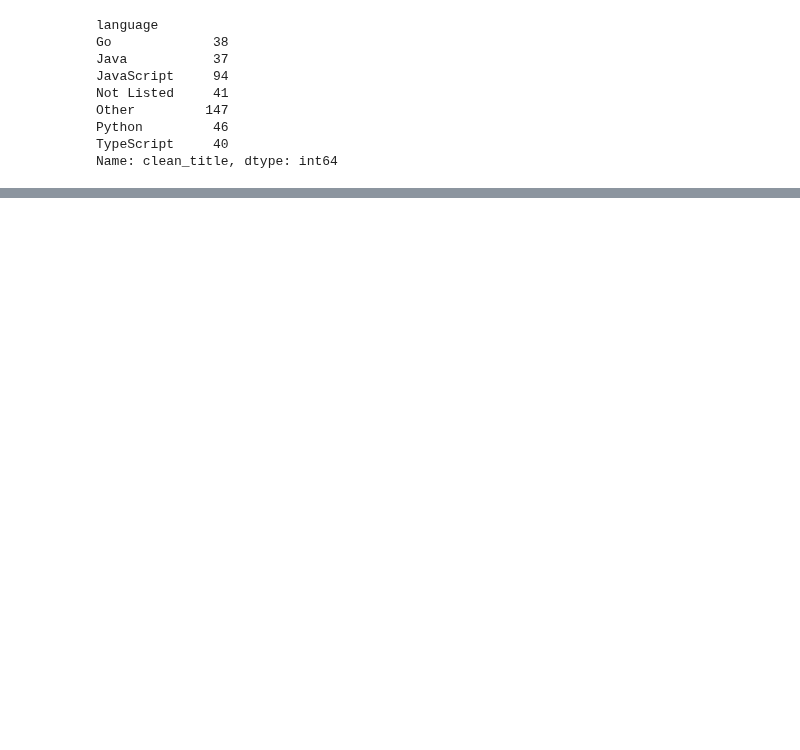
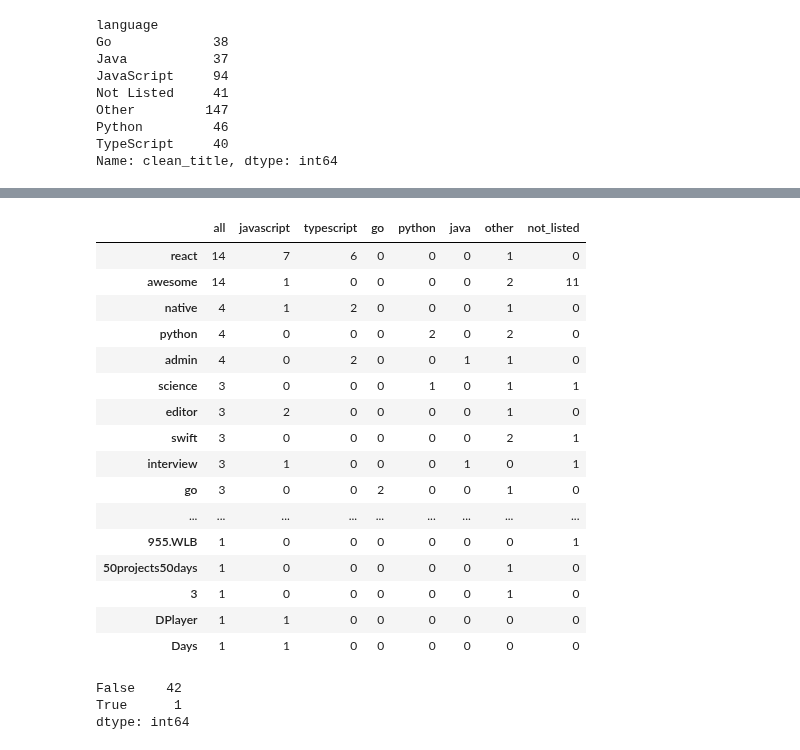
Before and after one commit to L-G-B-Team/nlp-project, a Jupyter notebook: Naomi_workbook.ipynb, the cells around one changed output, grey strips where cells are left out. Cells and saved outputs as stored; diff of their text form; code cells hidden in the pictures; blank space fills up the shorter version.

```diff
--- a/Naomi_workbook.ipynb
+++ b/Naomi_workbook.ipynb
@@ -424,0 +468,3 @@ pandas.core.frame.DataFrame
+# %%
+# replacing all hyphens with a space to separate words
+df.repo = df.repo.apply(lambda s: s.replace('-', ' '))
@@ -424,0 +487,3 @@ pandas.core.frame.DataFrame
+# %%
+#split into a df per language category
+go, java, javascript, not_listed, other, python, typescript = e.split_by_language(df)
@@ -424,0 +505,43 @@ pandas.core.frame.DataFrame
+# %%
+javascript_words_freq = e.get_ngram_frequency(javascript.repo)
+python_words_freq = e.get_ngram_frequency(python.repo)
+typescript_words_freq = e.get_ngram_frequency(typescript.repo)
+go_words_freq = e.get_ngram_frequency(go.repo)
+other_series_freq = e.get_ngram_frequency(other.repo)
+not_listed_freq = e.get_ngram_frequency(not_listed.repo)
+java_words_freq = e.get_ngram_frequency(java.repo)
+all_words_freq = e.get_ngram_frequency(df.repo)
+# %%
+word_counts = (pd.concat([all_words_freq, javascript_words_freq,typescript_words_freq,go_words_freq, python_words_freq, java_words_freq, other_series_freq, not_listed_freq], axis=1, sort=True)
+                .set_axis(['all', 'javascript','typescript','go', 'python', 'java','other','not_listed'], axis=1, inplace=False)
+                .fillna(0)
+                .apply(lambda s: s.astype(int)))
+#word_counts_limited = word_counts[(word_counts.index=='javascript') | (word_counts.index=='python') | (word_counts.index=='typescript') | (word_counts.index=='go') | (word_counts.index=='java')]
+# %%
+pd.set_option('display.max_rows', None)
+
+word_counts.sort_values(by='all', ascending=False)
+# %% [output]
+|  | all | javascript | typescript | go | python | java | other | not_listed |
+| react | 14 | 7 | 6 | 0 | 0 | 0 | 1 | 0 |
+| awesome | 14 | 1 | 0 | 0 | 0 | 0 | 2 | 11 |
+| native | 4 | 1 | 2 | 0 | 0 | 0 | 1 | 0 |
+| python | 4 | 0 | 0 | 0 | 2 | 0 | 2 | 0 |
+| admin | 4 | 0 | 2 | 0 | 0 | 1 | 1 | 0 |
+| science | 3 | 0 | 0 | 0 | 1 | 0 | 1 | 1 |
+| editor | 3 | 2 | 0 | 0 | 0 | 0 | 1 | 0 |
+| swift | 3 | 0 | 0 | 0 | 0 | 0 | 2 | 1 |
+| interview | 3 | 1 | 0 | 0 | 0 | 1 | 0 | 1 |
+| go | 3 | 0 | 0 | 2 | 0 | 0 | 1 | 0 |
+| ... | ... | ... | ... | ... | ... | ... | ... | ... |
+| 955.WLB | 1 | 0 | 0 | 0 | 0 | 0 | 0 | 1 |
+| 50projects50days | 1 | 0 | 0 | 0 | 0 | 0 | 1 | 0 |
+| 3 | 1 | 0 | 0 | 0 | 0 | 0 | 1 | 0 |
+| DPlayer | 1 | 1 | 0 | 0 | 0 | 0 | 0 | 0 |
+| Days | 1 | 1 | 0 | 0 | 0 | 0 | 0 | 0 |
+# %%
+(e.get_ngram_frequency(go.repo)>1).value_counts()
+# %% [output]
+False    42
+True      1
+dtype: int64
```
Also changed, not shown: parts of 41 cells of this notebook.
